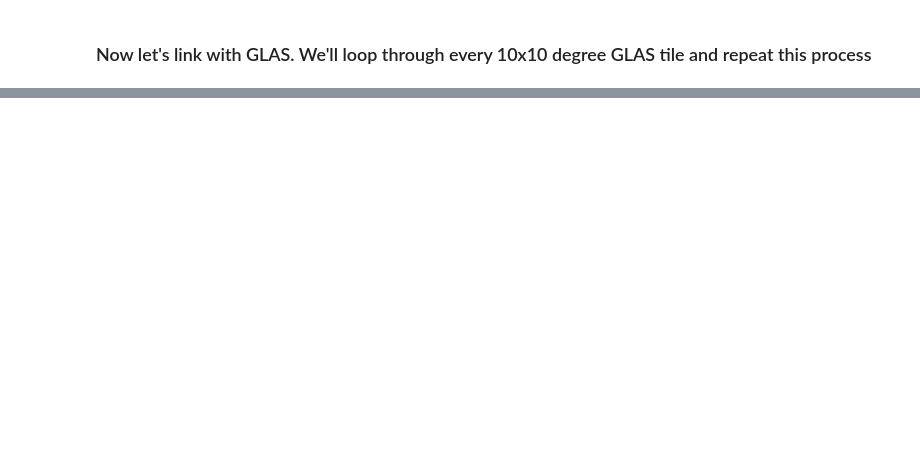
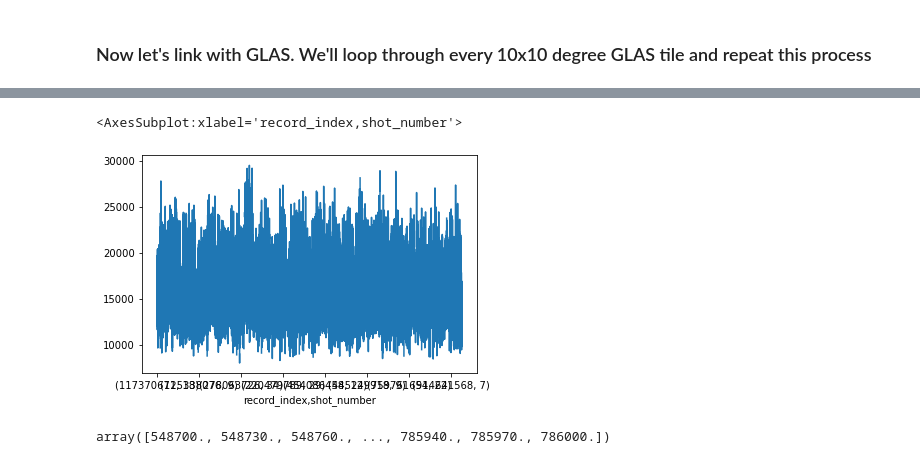
Before and after one commit to carbonplan/trace, a Jupyter notebook: notebooks/landsat_processing.ipynb, the cells around one changed output, grey strips where cells are left out. Cells and saved outputs as stored; diff of their text form; code cells hidden in the pictures; blank space fills up the shorter version.

```diff
--- a/notebooks/landsat_processing.ipynb
+++ b/notebooks/landsat_processing.ipynb
@@ -283,0 +404,6 @@ proj_x, proj_y
+# %%
+def all_linking(df):
+    df = add_projection_info(df)
+    df['year'] = df.apply(grab_year, axis=1)
+    df['url'] = df.apply(build_url, axis=1)
+    return df
@@ -283,0 +415,2 @@ proj_x, proj_y
+# %%
+linked_gdf = all_linking(linked_gdf)
@@ -283,0 +422,9 @@ proj_x, proj_y
+# %%
+def create_combined_landsat_biomass_df(landsat_ds, biomass_df,
+                                       biomass_variables=['biomass', 'glas_elev', 'ecoregion']):
+    selected_landsat = landsat_ds.sel(x=xr.DataArray(biomass_df['proj_x'].values, dims='shot'),
+                      y=xr.DataArray(biomass_df['proj_y'].values, dims='shot'),
+                      method='nearest').to_dataframe().drop(['x', 'y'], axis=1)
+    selected_landsat.index = biomass_df.index
+    out_df = pd.concat([biomass_df[biomass_variables], selected_landsat], axis=1)
+    return out_df
@@ -283,0 +463,21 @@ proj_x, proj_y
+# %%
+washington_dfs = []
+# group the biomass shots according to the scene they overlap
+groupby = linked_gdf.groupby('url')
+for year in np.arange(2003,2009):
+    for (i, (path, row)) in washington_scenes[['PATH', 'ROW']].iterrows():
+        for season in ['JJA']:
+            url = f'{bucket}{path}/{row}/{year}/{season}_reflectance.zarr'
+            try:
+                shots_one_scene = groupby.get_group(url)
+                ds = xr.open_zarr(fs.get_mapper(url)).drop('spatial_ref').reflectance.to_dataset(dim='band')
+                washington_dfs.append(create_combined_landsat_biomass_df(ds, shots_one_scene))
+            except:
+                print('{} had no shots'.format(url))
+washington_df = pd.concat(washington_dfs)
+wr.s3.to_parquet(
+    df=washington_df, index=True,
+    path='s3://carbonplan-climatetrace/v1/washington_biomass_landsat.parquet',
+    boto3_session=boto3.Session(aws_access_key_id=access_key_id,
+                                          aws_secret_access_key=secret_access_key)
+)
@@ -283,0 +504,5 @@ proj_x, proj_y
+# %%
+washington_df['SR_B4'].plot()
+# %% [output]
+<AxesSubplot:xlabel='record_index,shot_number'>
+[figure, added]
@@ -283,0 +514,4 @@ proj_x, proj_y
+# %%
+test_ds.isel(band=0).x.values
+# %% [output]
+array([548700., 548730., 548760., ..., 785940., 785970., 786000.])
```
Also changed, not shown: parts of 78 cells of this notebook.
